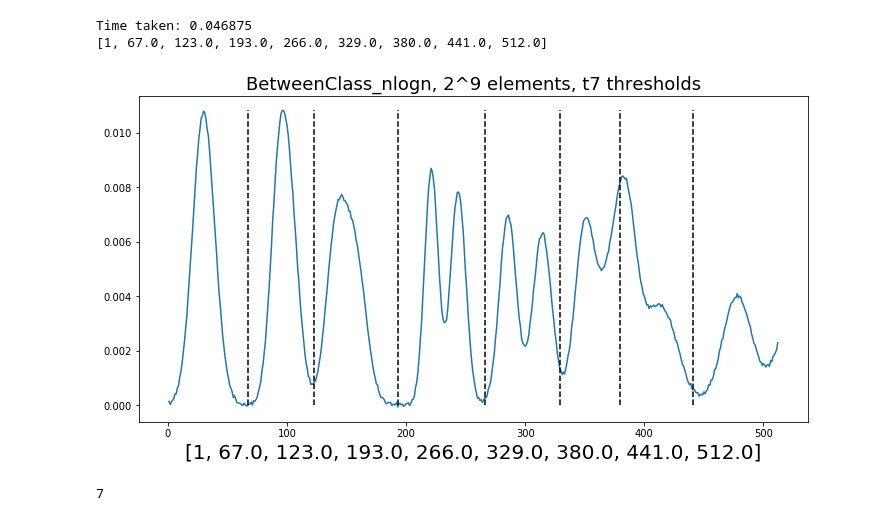
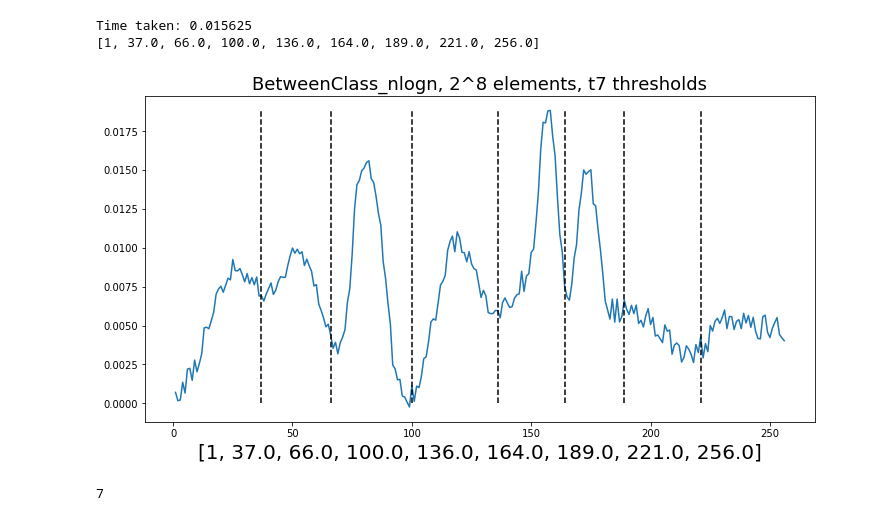
Before and after one commit to MusabNaik/IPython_Test, a Jupyter notebook: BC_nlogn_DC.ipynb, the cells around one changed output. Drawn from its saved outputs; the diff is of its cells as text; code cells hidden in the pictures.

```diff
--- a/BC_nlogn_DC.ipynb
+++ b/BC_nlogn_DC.ipynb
@@ -7,7 +7,7 @@ import os
 
 
 folder ="C:\\Musab\\DSS_CODE\\different\\"
-file = '2_9_t7.csv'
+file = '2_8_t7.csv'
 file_data = pd.read_csv(folder+file)
 F = file_data['data']+file_data['noise']
 
@@ -123,36 +123,36 @@ for j in range (0,k+1):
             DIVCONQ(MAT,0,j,0)
 
         else:
             dl = minTj[k]
             for l in range(minTj[k],maxTj[k]+1):
                 f = V_BC(l+1,minTj[k+1],CP,CiP)
                 v = f + C[l][k]
                 if (C[minTj[k+1]][k+1] < v ):
                     C[minTj[k+1]][k+1] = v
                     dl = l
             D[maxTj[k]][k]=dl
 
 D[n][k+1] = n
 print("Time taken:",time.process_time()-new_time_start)
 
 T[0] = 1
 i = n+1
 for j in range(k+1,0,-1):
     T[j] = D[i-1][j]
     i = int(D[i-1][j])
 print(T)
 
 plt.figure(figsize=(12,6))
 plt.plot(H,F)
 plt.title(title,fontsize=18)
 plt.xlabel(T,fontsize=20)
 for i in range(1,k+1):
     plt.plot([T[i],T[i]],[0, F.max()],linestyle='--',color='black',linewidth=1.5)
 plt.show()
 # %% [output]
-Time taken: 0.046875
-[1, 67.0, 123.0, 193.0, 266.0, 329.0, 380.0, 441.0, 512.0]
+Time taken: 0.015625
+[1, 37.0, 66.0, 100.0, 136.0, 164.0, 189.0, 221.0, 256.0]
-[figure, old version]
+[figure, new version]
 # %%
 k
 # %% [output]
```
Also changed, not shown: parts of 3 cells of this notebook.
